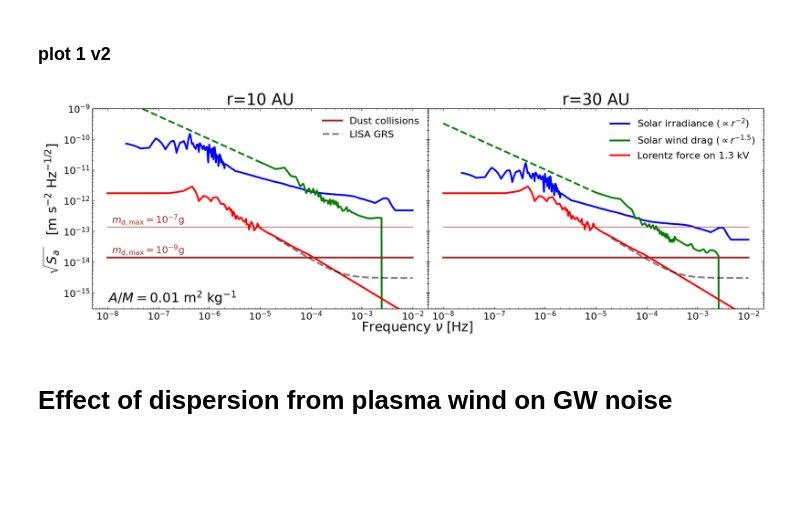
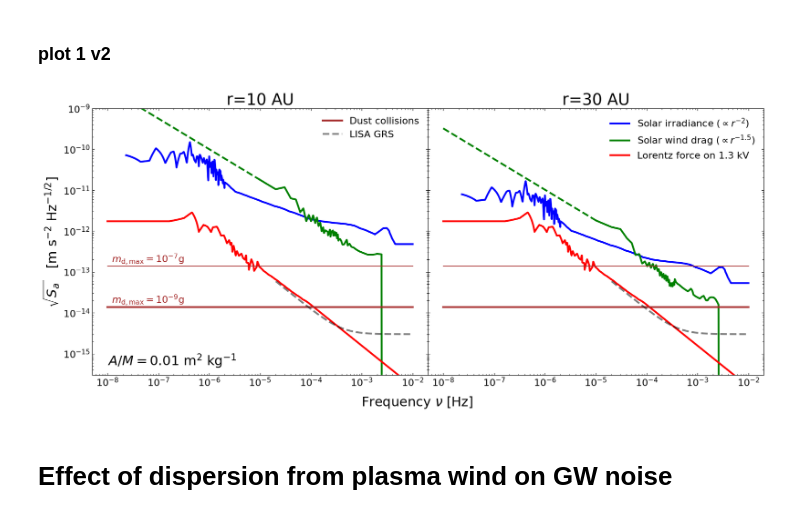
Before and after one commit to astromcquinn/GWwithDragFree, a Jupyter notebook: GWsensitivity_2baselines.ipynb, the cells around one changed output. Saved outputs shown, nothing was run; the diff lists cells and outputs as text; code cells hidden in the pictures; blank space fills up the shorter version.

Commit message:
More updates/tweaks to paper plots

```diff
--- a/GWsensitivity_2baselines.ipynb
+++ b/GWsensitivity_2baselines.ipynb
@@ -628,7 +628,7 @@ plt.show()
 ### plot 1 v2
 # %%
 # Set up the plot with shared y-axis
-fig, axes = plt.subplots(nrows=1, ncols=num_baselines, figsize=(10 * num_baselines, 6), sharex=True, sharey=True)
+fig, axes = plt.subplots(nrows=1, ncols=num_baselines, figsize=(10 * num_baselines, 4 * num_baselines), sharex=True, sharey=True)
 plt.subplots_adjust(wspace=0)#, top=0.95, bottom=0.05)
 
 plt.rcParams.update({'font.size': 22})
@@ -707,34 +707,34 @@ for i in range(num_baselines):
     if i ==0:
         ax.text(freq_arr[1], 2.2 * acc_min,
                 r'$A/M=${:.2f} m$^2$ kg$^{{-1}}$'.format(area_spacecraft_irradiance_msq / mass_spacecraft_kg),
                 ha='left', va='center', fontsize=22)
 
     # Set labels and title
     ax.set_title(r'r={} AU'.format(baseline_length_AU))
 
     if i == 0:
         ax.set_ylabel(r'$\sqrt{S_a}$   [m s$^{-2}$ Hz$^{-1/2}$]', fontsize=22)
     # ax.set_xlabel(r'Frequency $\nu$ [Hz]', fontsize=22)
     ax.legend(fontsize=16, frameon=False, framealpha=0)
     # ax.grid(True)
 
     ax.tick_params(axis='both', which='major', labelsize=16)
     ax.tick_params(axis='x', top=True, direction='in')
     ax.tick_params(axis='y', right=True, direction='in')
     ax.tick_params(axis='both', which='minor', direction='in')
     ax.tick_params(axis='x', which='minor', top=True)
     ax.tick_params(axis='y', which='minor', right=True)
 
 
 fig.supxlabel(r'Frequency $\nu$ [Hz]', fontsize=22)
 
 #save the figure
 # plt.savefig("figures/accelerations_A{}m{}.pdf".format(area_spacecraft_irradiance_msq, mass_spacecraft_kg), format='pdf')
 # plt.savefig("/Users/cdmcgrat/Desktop/matt_updated_figs/fig1.pdf", bbox_inches='tight', format='pdf')
 
 plt.show()
 # %% [output]
-[figure, old version]
+[figure, new version]
 # %% [markdown]
 # Effect of dispersion from plasma wind on GW noise
 # %%
```
Also changed, not shown: parts of 5 cells of this notebook.
